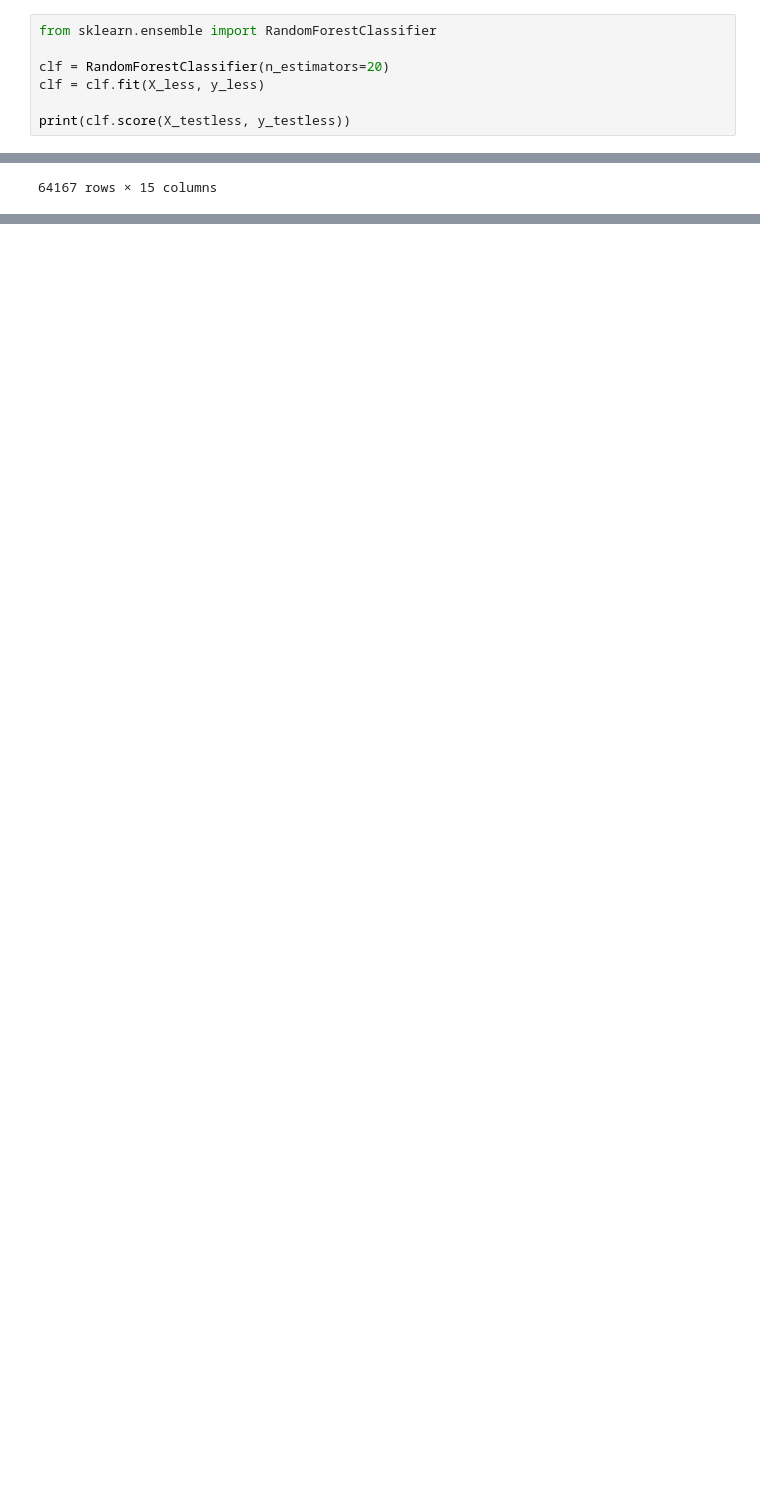
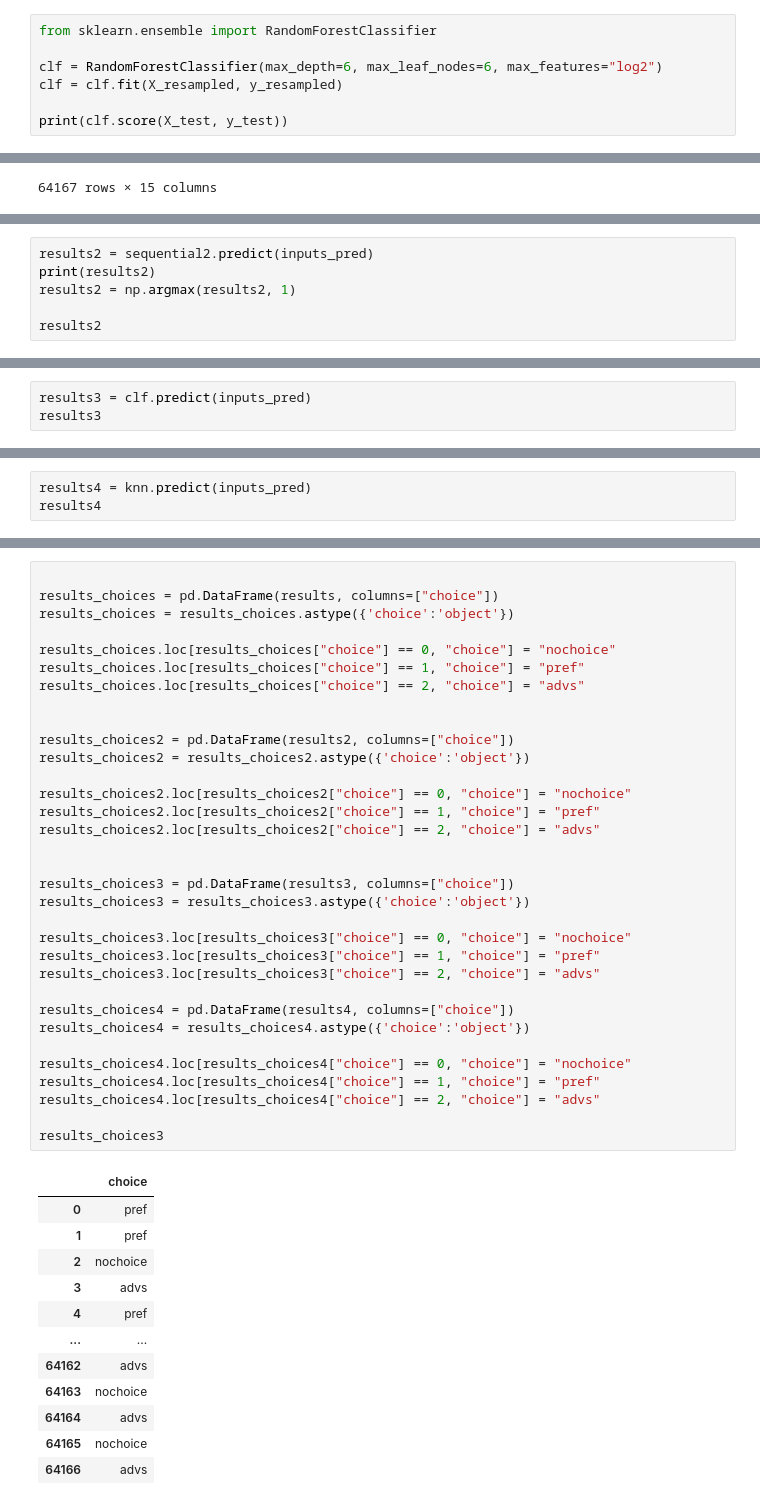
Before and after one commit to cw118/codeml2024, a Jupyter notebook: air_canada.ipynb, the cells around one changed output, grey strips where cells are left out. Cells and saved outputs as stored; diff of their text form; blank space fills up the shorter version.

```diff
--- a/air_canada.ipynb
+++ b/air_canada.ipynb
@@ -441,8 +436,8 @@ RF classfiier
 # %%
 from sklearn.ensemble import RandomForestClassifier
 
-clf = RandomForestClassifier(n_estimators=20)
-clf = clf.fit(X_less, y_less)
+clf = RandomForestClassifier(max_depth=6, max_leaf_nodes=6, max_features="log2")
+clf = clf.fit(X_resampled, y_resampled)
 
-print(clf.score(X_testless, y_testless))
+print(clf.score(X_test, y_test))
 # %% [output]
@@ -552,0 +524,6 @@ results_choices
+# %%
+results2 = sequential2.predict(inputs_pred)
+print(results2)
+results2 = np.argmax(results2, 1)
+
+results2
@@ -552,0 +540,3 @@ results_choices
+# %%
+results3 = clf.predict(inputs_pred)
+results3
@@ -552,0 +545,3 @@ results_choices
+# %%
+results4 = knn.predict(inputs_pred)
+results4
@@ -552,0 +550,46 @@ results_choices
+# %%
+
+results_choices = pd.DataFrame(results, columns=["choice"])
+results_choices = results_choices.astype({'choice':'object'})
+
+results_choices.loc[results_choices["choice"] == 0, "choice"] = "nochoice"
+results_choices.loc[results_choices["choice"] == 1, "choice"] = "pref"
+results_choices.loc[results_choices["choice"] == 2, "choice"] = "advs"
+
+
+results_choices2 = pd.DataFrame(results2, columns=["choice"])
+results_choices2 = results_choices2.astype({'choice':'object'})
+
+results_choices2.loc[results_choices2["choice"] == 0, "choice"] = "nochoice"
+results_choices2.loc[results_choices2["choice"] == 1, "choice"] = "pref"
+results_choices2.loc[results_choices2["choice"] == 2, "choice"] = "advs"
+
+
+results_choices3 = pd.DataFrame(results3, columns=["choice"])
+results_choices3 = results_choices3.astype({'choice':'object'})
+
+results_choices3.loc[results_choices3["choice"] == 0, "choice"] = "nochoice"
+results_choices3.loc[results_choices3["choice"] == 1, "choice"] = "pref"
+results_choices3.loc[results_choices3["choice"] == 2, "choice"] = "advs"
+
+results_choices4 = pd.DataFrame(results4, columns=["choice"])
+results_choices4 = results_choices4.astype({'choice':'object'})
+
+results_choices4.loc[results_choices4["choice"] == 0, "choice"] = "nochoice"
+results_choices4.loc[results_choices4["choice"] == 1, "choice"] = "pref"
+results_choices4.loc[results_choices4["choice"] == 2, "choice"] = "advs"
+
+results_choices3
+# %% [output]
+|  | choice |
+| 0 | pref |
+| 1 | pref |
+| 2 | nochoice |
+| 3 | advs |
+| 4 | pref |
+| ... | ... |
+| 64162 | advs |
+| 64163 | nochoice |
+| 64164 | advs |
+| 64165 | nochoice |
+| 64166 | advs |
```
Also changed, not shown: parts of 21 cells of this notebook, 5 other files.
